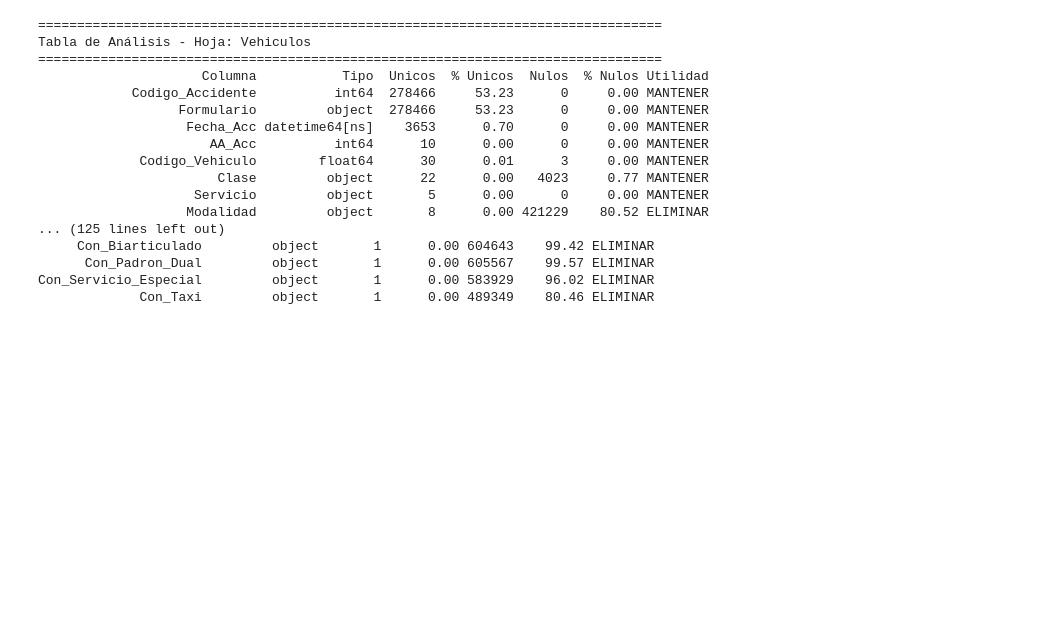
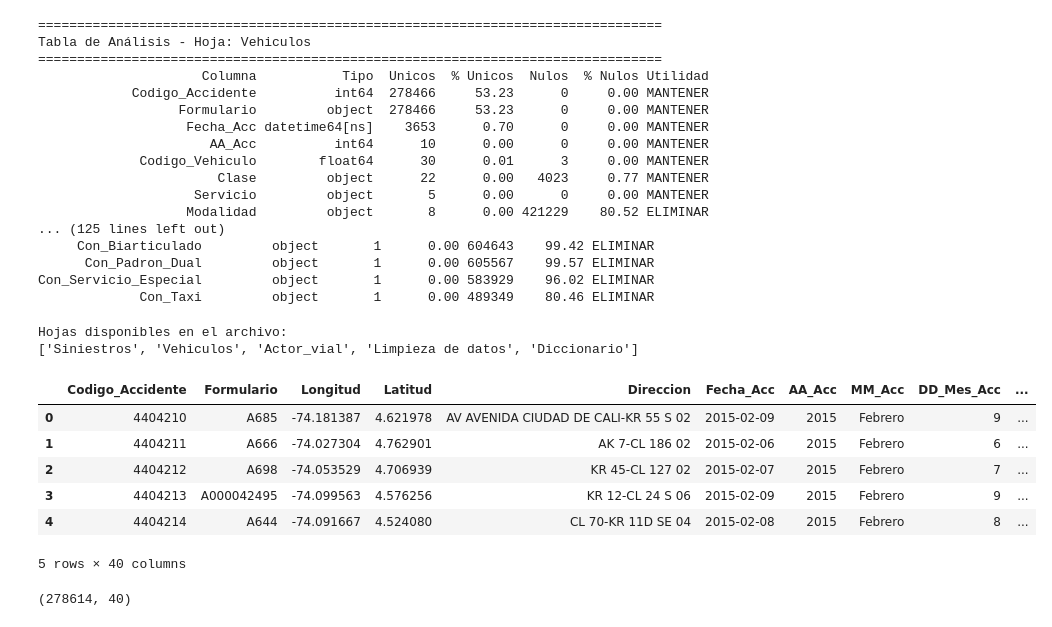
Before and after one commit to ElfenCamii/traffic-accidents-bogota_project_bootcamp, a Jupyter notebook: notebooks/pruebas_limpieza_datos.ipynb, the cells around one changed output. Drawn from its saved outputs; the diff is of its cells as text; code cells hidden in the pictures; blank space fills up the shorter version.

```diff
--- a/notebooks/pruebas_limpieza_datos.ipynb
+++ b/notebooks/pruebas_limpieza_datos.ipynb
@@ -190,3 +190,31 @@ Tabla de Análisis - Hoja: Vehiculos
       Con_Padron_Dual         object       1      0.00 605567    99.57 ELIMINAR
 Con_Servicio_Especial         object       1      0.00 583929    96.02 ELIMINAR
              Con_Taxi         object       1      0.00 489349    80.46 ELIMINAR
+# %%
+import pandas as pd
+excel_path = "C:\\Users\\andre\\OneDrive\\Documentos\\bootcamp analisis de datos\\analisis de datos\\proyecto_analisis_de_datos.py\\base_anuario_de_siniestralidad_2024_Final.xlsx"
+archivo_excel = pd.ExcelFile(excel_path)
+
+# Ver las hojas disponibles
+print("Hojas disponibles en el archivo:")
+print(archivo_excel.sheet_names)
+# %% [output]
+Hojas disponibles en el archivo:
+['Siniestros', 'Vehiculos', 'Actor_vial', 'Limpieza de datos', 'Diccionario']
+# %%
+#cargar la hoja 'Siniestros' es mi hoja de interes segun el analisis previo y la asignacion de tareas
+df_siniestros = pd.read_excel(excel_path, sheet_name='Siniestros')
+df_siniestros.head()
+# %% [output]
+|  | Codigo_Accidente | Formulario | Longitud | Latitud | Direccion | Fecha_Acc | AA_Acc | MM_Acc | DD_Mes_Acc | ... |
+| 0 | 4404210 | A685 | -74.181387 | 4.621978 | AV AVENIDA CIUDAD DE CALI-KR 55 S 02 | 2015-02-09 | 2015 | Febrero | 9 | ... |
+| 1 | 4404211 | A666 | -74.027304 | 4.762901 | AK 7-CL 186 02 | 2015-02-06 | 2015 | Febrero | 6 | ... |
+| 2 | 4404212 | A698 | -74.053529 | 4.706939 | KR 45-CL 127 02 | 2015-02-07 | 2015 | Febrero | 7 | ... |
+| 3 | 4404213 | A000042495 | -74.099563 | 4.576256 | KR 12-CL 24 S 06 | 2015-02-09 | 2015 | Febrero | 9 | ... |
+| 4 | 4404214 | A644 | -74.091667 | 4.524080 | CL 70-KR 11D SE 04 | 2015-02-08 | 2015 | Febrero | 8 | ... |
+5 rows × 40 columns
+# %%
+#verificar las filas y columnas disponibles
+df_siniestros.shape
+# %% [output]
+(278614, 40)
```
Also changed, not shown: parts of 7 cells of this notebook, 3 other files.
